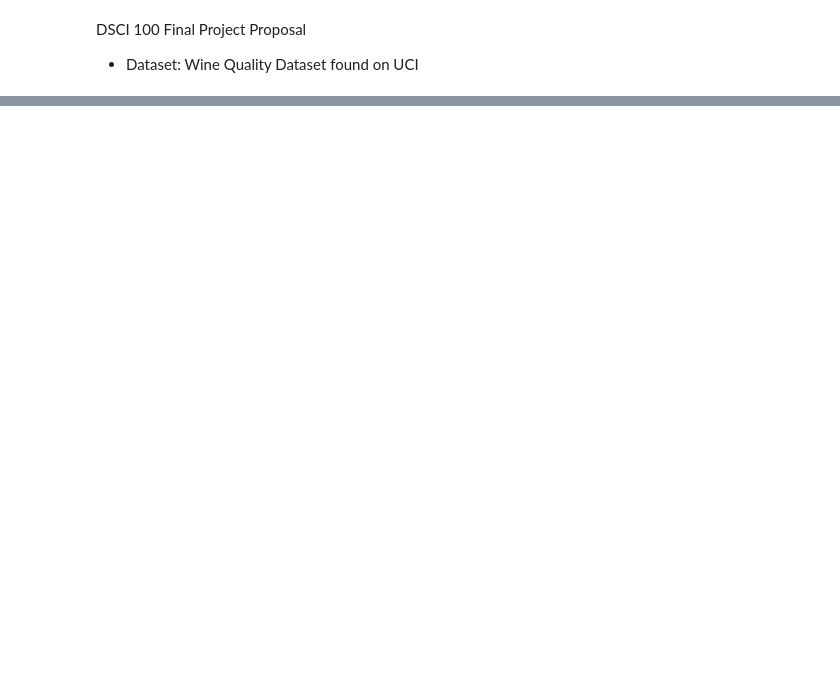
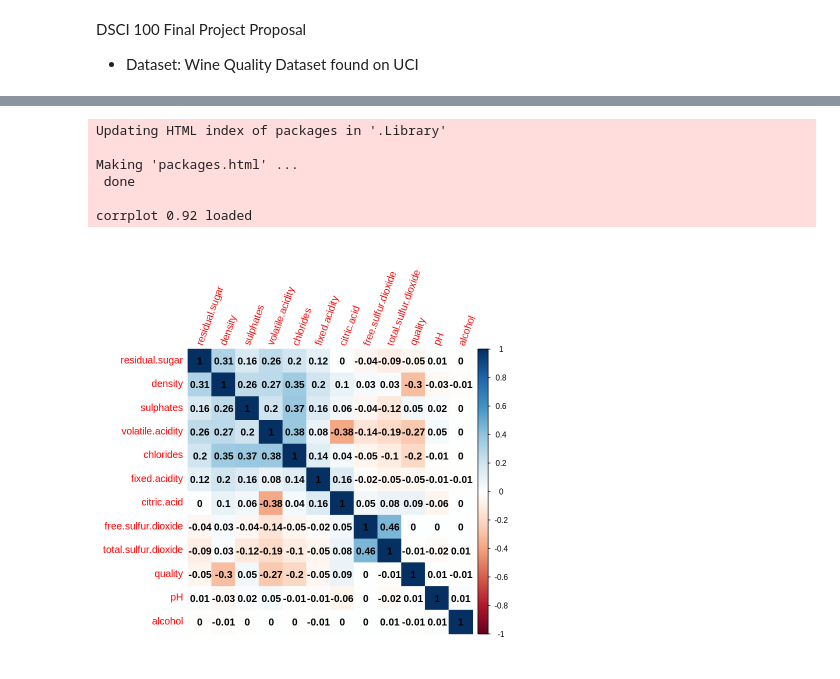
Before and after one commit to Hg422/DSCI100_GroupProject_2022, a Jupyter notebook: Project Proposal Final.ipynb, the cells around one changed output, grey strips where cells are left out. Drawn from its saved outputs; the diff is of its cells as text; code cells hidden in the pictures; blank space fills up the shorter version.

Commit message:
Added correlation plots and intro

```diff
--- a/Project Proposal Final.ipynb
+++ b/Project Proposal Final.ipynb
@@ -151,0 +93,5 @@ A tibble: 9796 × 13
+# %%
+#splitting data into training and testing sets
+wine_split <- initial_split(completedt, prop = 0.75, strata = type)
+wine_train <- training(wine_split)
+wine_test <- testing(wine_split)
@@ -151,0 +112,7 @@ A tibble: 9796 × 13
+# %%
+#changing the columns to numeric values and removing the non numeric column, "type"
+winequality_train <- wine_train |>
+               mutate_at(c('volatile.acidity', 'citric.acid','chlorides', 'density', 'sulphates','quality', 'residual.sugar'), as.numeric) |>
+               select(-type)|>
+               filter(!is.na(total.sulfur.dioxide))
+head(winequality_train)
@@ -151,0 +129,5 @@ A tibble: 9796 × 13
+# %%
+#generating a correlation matrix between all numeric variables
+winequalitycorr <-cor(winequality_train)
+
+head(round(winequalitycorr,2))
@@ -151,0 +143,16 @@ A tibble: 9796 × 13
+# %%
+install.packages("corrplot")
+library("corrplot")
+# %% [output]
+Updating HTML index of packages in '.Library'
+
+Making 'packages.html' ...
+ done
+
+corrplot 0.92 loaded
+# %%
+#finding correlation of red and white wine
+corrplot(winequalitycorr, method = 'color', order = 'hclust', addCoef.col = 1,
+       tl.cex = 1, number.cex = 1, tl.srt= 70)
+# %% [output]
+[figure, added]
```
Also changed, not shown: parts of 18 cells of this notebook.
